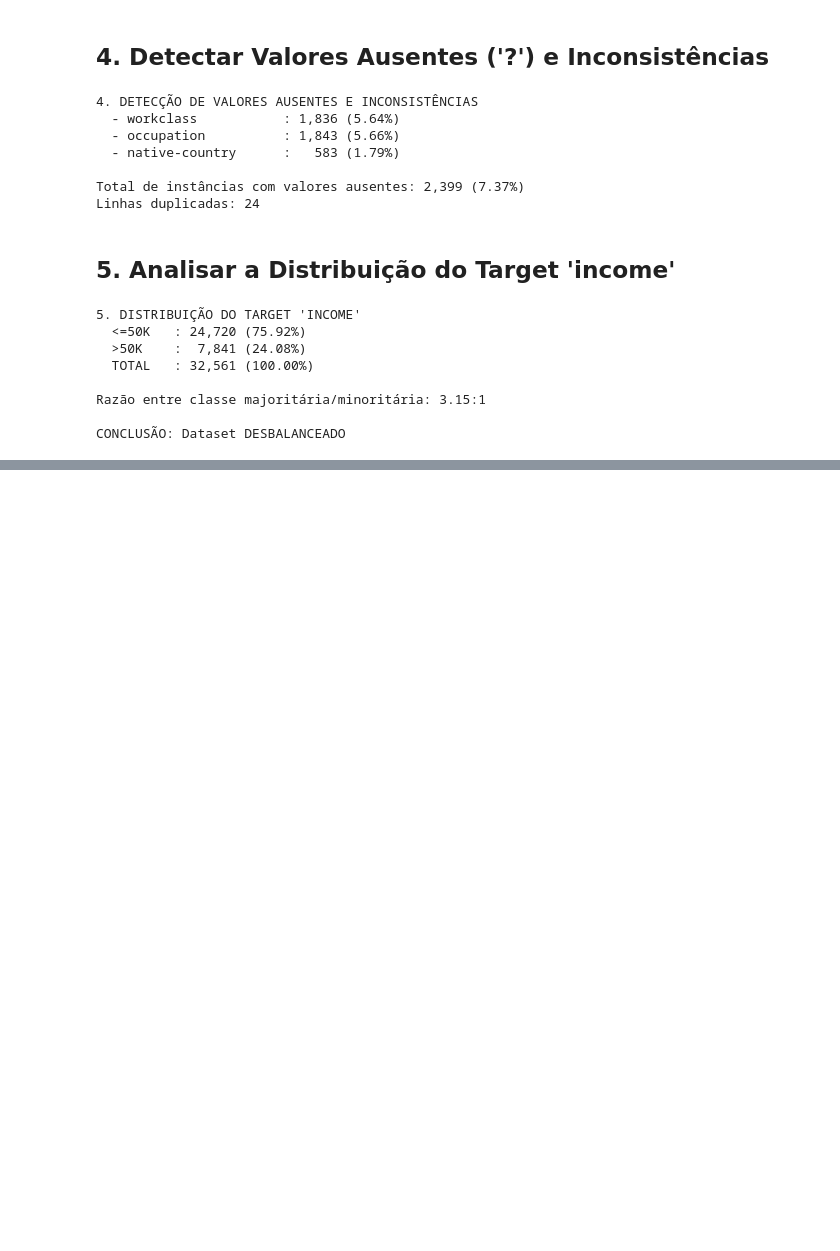
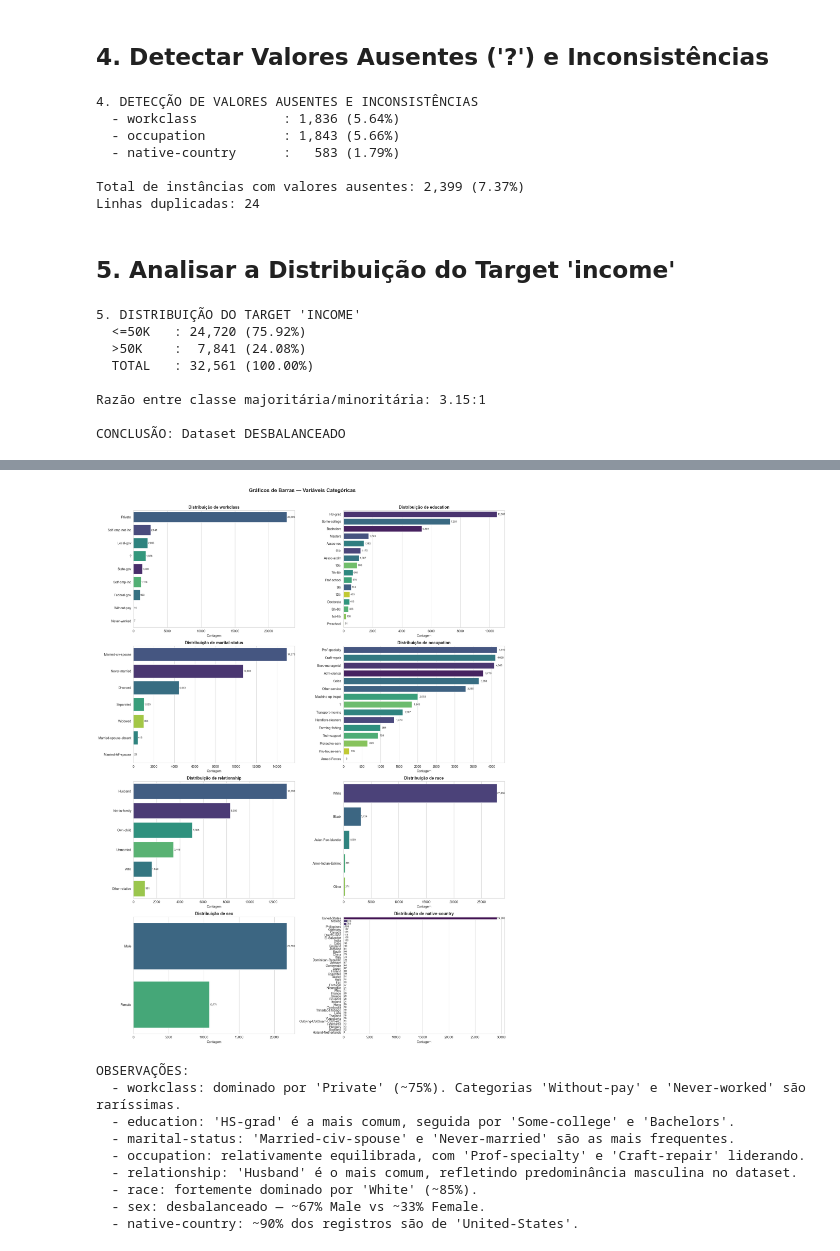
Before and after one commit to NicolasVolf/aps1-machinelearning, a Jupyter notebook: aps1.ipynb, the cells around one changed output, grey strips where cells are left out. Saved outputs shown, nothing was run; the diff lists cells and outputs as text; code cells hidden in the pictures; blank space fills up the shorter version.

```diff
--- a/aps1.ipynb
+++ b/aps1.ipynb
@@ -247,0 +371,14 @@ CONCLUSÃO: Dataset DESBALANCEADO
+# %%
+# Tabela de frequências para cada variável categórica
+print("2.4 FREQUÊNCIAS — VARIÁVEIS CATEGÓRICAS\n")
+
+for col in categorical:
+    freq = df[col].value_counts()
+    pct = df[col].value_counts(normalize=True) * 100
+
+    print(f"{'='*60}")
+    print(f"  {col} ({df[col].nunique()} categorias)")
+    print(f"{'='*60}")
+    for cat in freq.index:
+        print(f"    {cat:30s}: {freq[cat]:6,} ({pct[cat]:5.2f}%)")
+    print()
@@ -247,0 +403,44 @@ CONCLUSÃO: Dataset DESBALANCEADO
+# %%
+# Gráficos de barras para variáveis categóricas
+fig, axes = plt.subplots(4, 2, figsize=(18, 24))
+axes = axes.flatten()
+
+for i, col in enumerate(categorical):
+    ax = axes[i]
+    order = df[col].value_counts().index
+    sns.countplot(y=df[col], order=order, ax=ax, palette='viridis', hue=df[col], legend=False)
+    ax.set_title(f'Distribuição de {col}', fontsize=13, fontweight='bold')
+    ax.set_xlabel('Contagem')
+    ax.set_ylabel('')
+
+    # Adicionar contagem nas barras
+    for bar in ax.patches:
+        width = bar.get_width()
+        if width > 0:
+            ax.text(width + 50, bar.get_y() + bar.get_height()/2,
+                    f'{int(width):,}', va='center', fontsize=8)
+
+plt.suptitle('Gráficos de Barras — Variáveis Categóricas', fontsize=16, fontweight='bold', y=1.01)
+plt.tight_layout()
+plt.show()
+
+print("OBSERVAÇÕES:")
+print("  - workclass: dominado por 'Private' (~75%). Categorias 'Without-pay' e 'Never-worked' são raríssimas.")
+print("  - education: 'HS-grad' é a mais comum, seguida por 'Some-college' e 'Bachelors'.")
+print("  - marital-status: 'Married-civ-spouse' e 'Never-married' são as mais frequentes.")
+print("  - occupation: relativamente equilibrada, com 'Prof-specialty' e 'Craft-repair' liderando.")
+print("  - relationship: 'Husband' é o mais comum, refletindo predominância masculina no dataset.")
+print("  - race: fortemente dominado por 'White' (~85%).")
+print("  - sex: desbalanceado — ~67% Male vs ~33% Female.")
+print("  - native-country: ~90% dos registros são de 'United-States'.")
+# %% [output]
+[figure, added]
+OBSERVAÇÕES:
+  - workclass: dominado por 'Private' (~75%). Categorias 'Without-pay' e 'Never-worked' são raríssimas.
+  - education: 'HS-grad' é a mais comum, seguida por 'Some-college' e 'Bachelors'.
+  - marital-status: 'Married-civ-spouse' e 'Never-married' são as mais frequentes.
+  - occupation: relativamente equilibrada, com 'Prof-specialty' e 'Craft-repair' liderando.
+  - relationship: 'Husband' é o mais comum, refletindo predominância masculina no dataset.
+  - race: fortemente dominado por 'White' (~85%).
+  - sex: desbalanceado — ~67% Male vs ~33% Female.
+  - native-country: ~90% dos registros são de 'United-States'.
```
Also changed, not shown: parts of 12 cells of this notebook.
